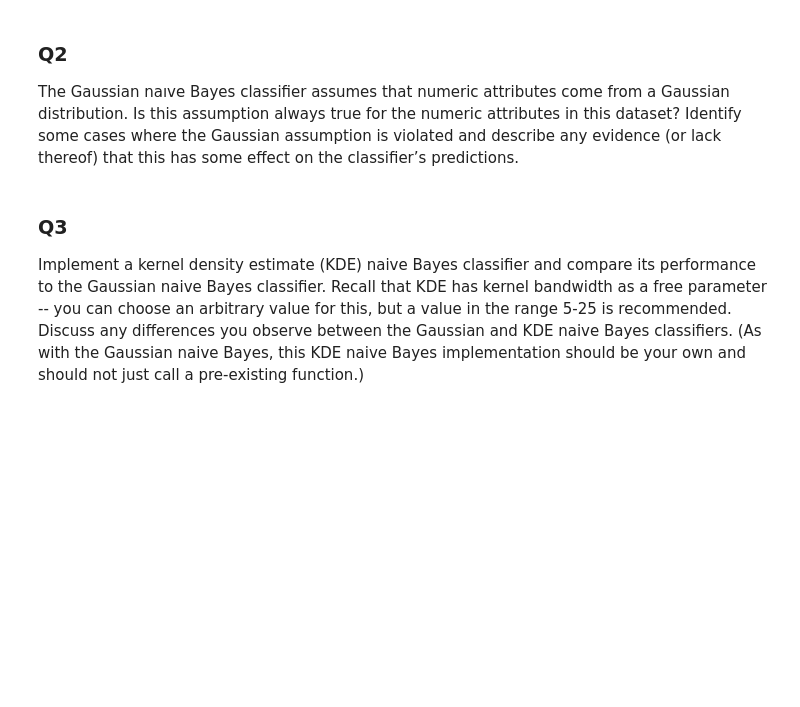
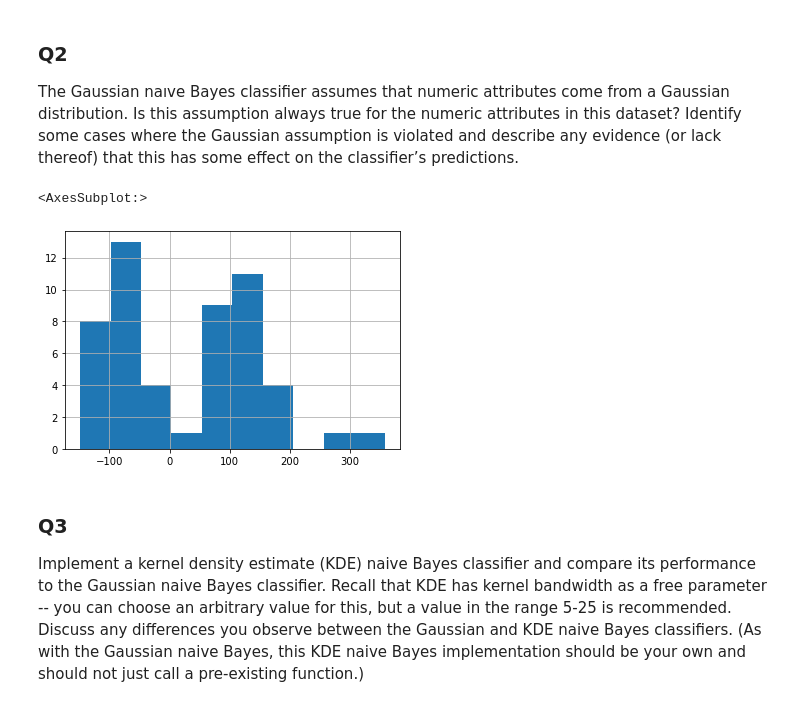
Before and after one commit to tzhern/COMP30027-Project-1-private, a Jupyter notebook: assignment_1.ipynb, the cells around one changed output. Saved outputs shown, nothing was run; the diff lists cells and outputs as text; code cells hidden in the pictures; blank space fills up the shorter version.

```diff
--- a/assignment_1.ipynb
+++ b/assignment_1.ipynb
@@ -334,6 +347,22 @@ F-score with Micro-averaging: 0.732758620689655
 # %% [markdown]
 ### Q2
 The Gaussian naıve Bayes classifier assumes that numeric attributes come from a Gaussian distribution. Is this assumption always true for the numeric attributes in this dataset? Identify some cases where the Gaussian assumption is violated and describe any evidence (or lack thereof) that this has some effect on the classifier’s predictions.
+# %%
+headers = ['Pose', 'x1', 'x2', 'x3', 'x4', 'x5', 'x6', 'x7', 'x8', 'x9', 'x10', 'x11', 'y1', 'y2', 'y3', 'y4', 'y5', 'y6', 'y7', 'y8', 'y9', 'y10', 'y11']
+df_train = pd.read_csv(train_path, names=headers)
+df_test = pd.read_csv(test_path, names=headers)
+values = dict()
+for pose in set(df_train['Pose']):
+    values[pose] =list([] for x in range(22))
+for instance in range(len(df_train)):
+    for i in range(0,22):
+        value = df_train.iloc[instance,i+1]
+        if not value==9999:
+            values[df_train.iloc[instance,0]][i].append(value)
+pd.Series(values['downwarddog'][10]).hist()
+# %% [output]
+<AxesSubplot:>
+[figure, added]
 # %% [markdown]
 ### Q3
 Implement a kernel density estimate (KDE) naive Bayes classifier and compare its performance to the Gaussian naive Bayes classifier. Recall that KDE has kernel bandwidth as a free parameter -- you can choose an arbitrary value for this, but a value in the range 5-25 is recommended. Discuss any differences you observe between the Gaussian and KDE naive Bayes classifiers. (As with the Gaussian naive Bayes, this KDE naive Bayes implementation should be your own and should not just call a pre-existing function.)
```
Also changed, not shown: parts of 4 cells of this notebook.
